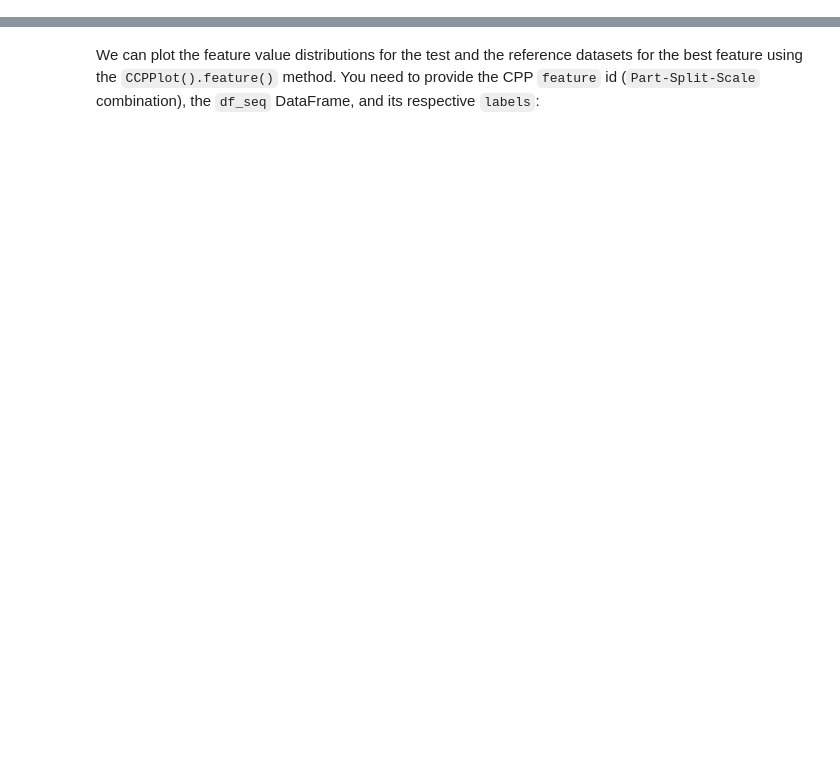
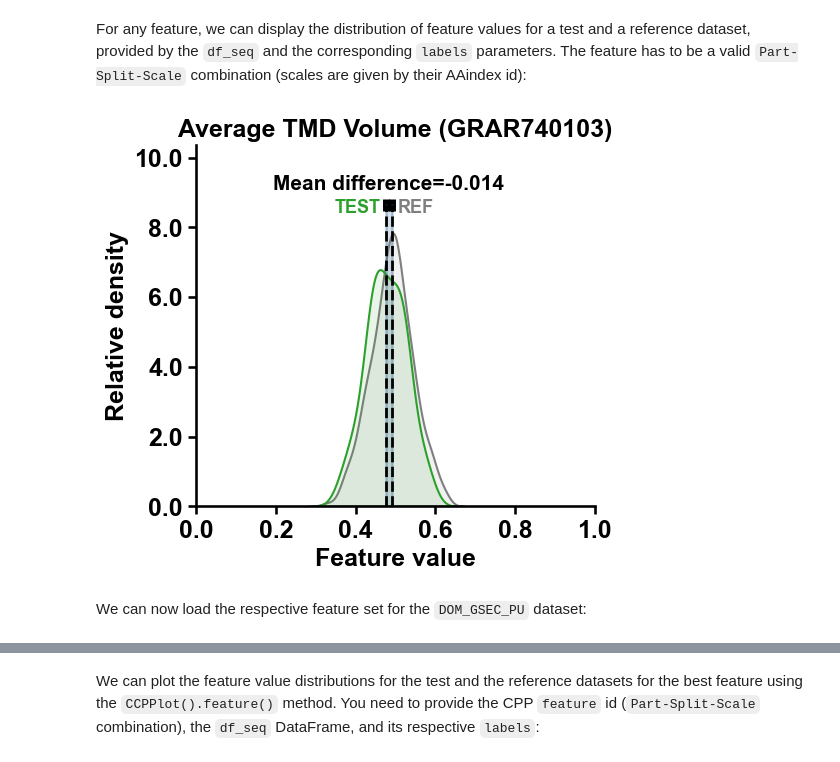
Before and after one commit to breimanntools/aaanalysis, a Jupyter notebook: examples/feature_engineering/cpp_plot_feature.ipynb, the cells around one changed output, grey strips where cells are left out. Drawn from its saved outputs; the diff is of its cells as text; code cells hidden in the pictures; blank space fills up the shorter version.

Commit message:
Update CPPPlot().feature()

```diff
--- a/examples/feature_engineering/cpp_plot_feature.ipynb
+++ b/examples/feature_engineering/cpp_plot_feature.ipynb
@@ -7,7 +7,3 @@ aa.options["verbose"] = False
 df_seq = aa.load_dataset(name="DOM_GSEC_PU")
 labels = df_seq["label"].to_list()
 labels = [0 if x == 2 else x for x in labels] # Adjust labels
-sf = aa.SequenceFeature()
-df_parts = sf.get_df_parts(df_seq=df_seq)
-df_feat = aa.load_features()
-aa.display_df(df_feat, n_rows=15)
@@ -30,0 +10,14 @@ aa.display_df(df_feat, n_rows=15)
+# %% [markdown]
+For any feature, we can display the distribution of feature values for a test and a reference dataset, provided by the ``df_seq`` and the corresponding ``labels`` parameters. The feature has to be a valid ``Part-Split-Scale`` combination (scales are given by their AAindex id):
+# %%
+# This feature creates the average volume over the entire TMD sequence
+feature = "TMD-Segment(1,1)-GRAR740103"
+cpp_plot = aa.CPPPlot()
+aa.plot_settings(font_scale=1)
+cpp_plot.feature(feature=feature, df_seq=df_seq, labels=labels)
+plt.title("Average TMD Volume (GRAR740103)")
+plt.show()
+# %% [output]
+[figure, added]
+# %% [markdown]
+We can now load the respective feature set for the ``DOM_GSEC_PU`` dataset:
```
Also changed, not shown: parts of 11 cells of this notebook, 1 other file.
